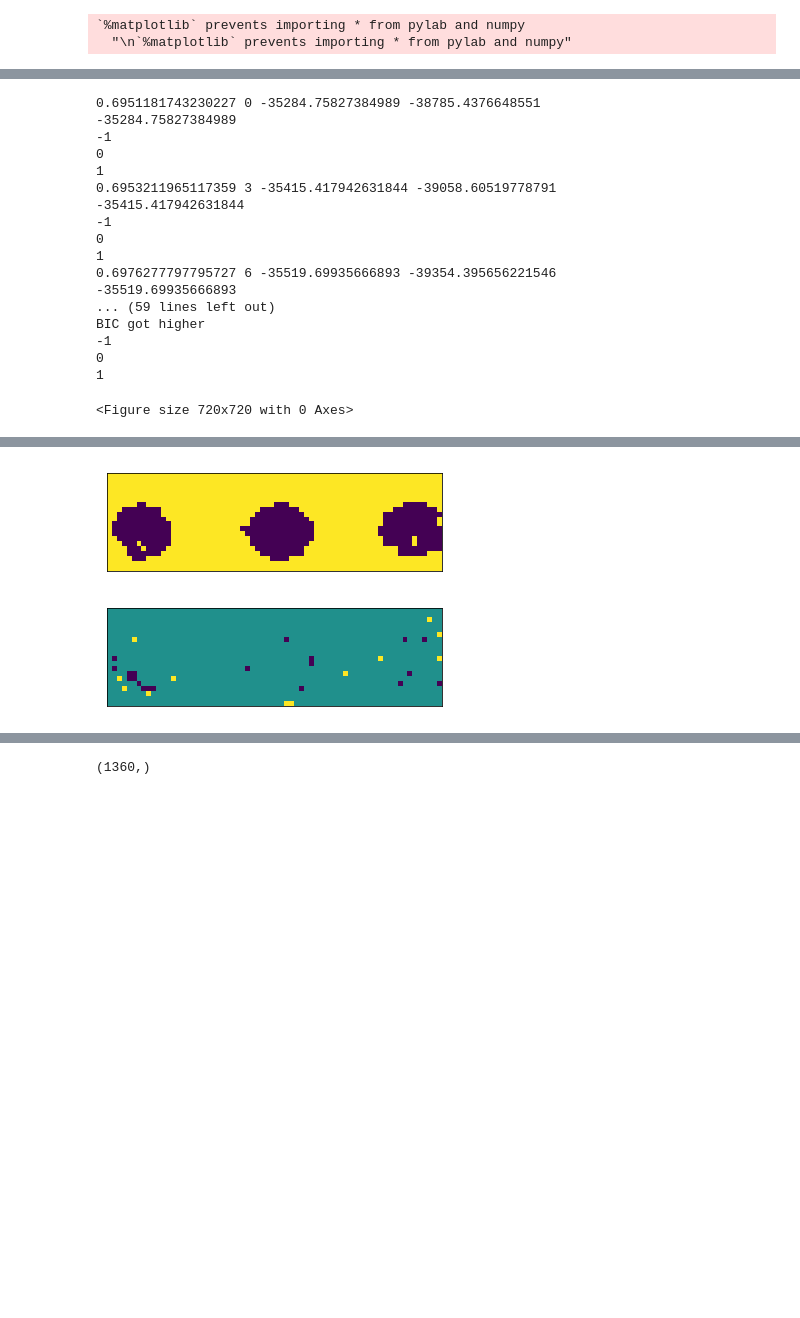
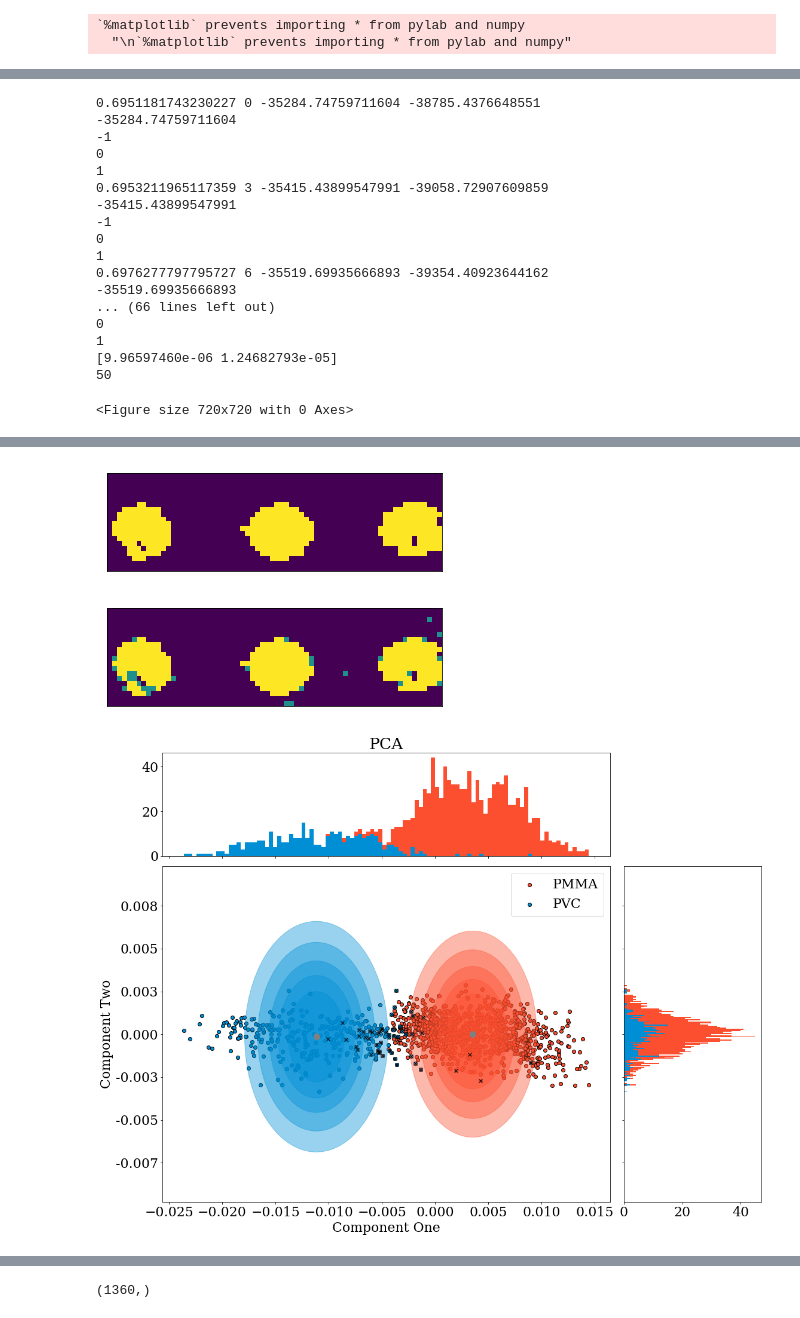
Before and after one commit to jerichooconnell/hdbscan, a Jupyter notebook: notebooks/Untitled.ipynb, the cells around one changed output, grey strips where cells are left out. Cells and saved outputs as stored; diff of their text form; code cells hidden in the pictures; blank space fills up the shorter version.

```diff
--- a/notebooks/Untitled.ipynb
+++ b/notebooks/Untitled.ipynb
@@ -756,4 +778,4 @@ X.append(NMF(n_components=2).fit_transform(M))
 # %%
-X[0] = scaler.fit_transform(X[0])
-X[1] = scaler.fit_transform(X[1])
-X[2] = scaler.fit_transform(X[2])
+# X[0] = scaler.fit_transform(X[0])
+# X[1] = scaler.fit_transform(X[1])
+# X[2] = scaler.fit_transform(X[2])
@@ -900,5 +932,0 @@ def plot_hists(x,y,X,n,lab,ttl,load_file=False):
-# %%
-theta = np.pi/4
-rotmat = np.asarray([[np.cos(theta),-np.sin(theta)],[np.sin(theta),np.cos(theta)]])
-
-X[2] = np.matmul(X[2],rotmat)
@@ -919,8 +936,7 @@ from scipy import linalg
 
 def plot_cov(means, covariances,ax,ct = 'full'):
 
-    color_iter = itertools.cycle([
-                              'darkorange','cornflowerblue'])
+    color_iter = itertools.cycle(['#fc4f30','#008fd5'])
     print(covariances)
     for i, (mean, covar, color) in enumerate(zip(
             means, covariances, color_iter)):
@@ -1063,6 +1079,13 @@ def compare_2(bars_se,bars_pc,title='all',leg=['Single Energy','Spectral'],algo=
 # %%
 aic_2 = plot_results(0,0,0,1,cinds=[10],dinds=[0,1,2,3,4,5],return_weights=True,out=False,rng=4508)
 # %%
+
+plt.style.use('default')
+
+font = {'family' : 'serif'}
+
+plt.rc('font', **font)
+
 weight_0 = np.asarray(aic_2)[:,0]
 weight_1 = np.asarray(aic_2)[:,1]
 compare_2(weight_0,weight_1,title='weights',leg=['$1^{st}$ Component','$2^{nd}$ Component'],algo=False)
@@ -1644,6 +1765,11 @@ class I_gmm:
 I = I_gmm()
 %matplotlib inline
 # %%
+font = {'family' : 'serif',
+        'size'   : 22}
+
+plt.rc('font', **font)
+
 r = I.iterative_gmm(dataset='bb',savegif=True,title='01_good_run',
                 binary=True,mode='bgmm',nc = 3,v_and_1=True,
                 n_components=2,maxiter=20,thresh=0.9,ra = True)
@@ -1652,21 +1778,21 @@ r = I.iterative_gmm(dataset='bb',savegif=True,title='01_good_run',
 # #                 binary=True,mode='bgmm',nc = 4,v_and_1=False,
 # #                 n_components=2,maxiter=20,ra = True)
 # %% [output]
-0.6951181743230227 0 -35284.75827384989 -38785.4376648551
--35284.75827384989
+0.6951181743230227 0 -35284.74759711604 -38785.4376648551
+-35284.74759711604
 -1
 0
 1
-0.6953211965117359 3 -35415.417942631844 -39058.60519778791
--35415.417942631844
+0.6953211965117359 3 -35415.43899547991 -39058.72907609859
+-35415.43899547991
 -1
 0
 1
-0.6976277797795727 6 -35519.69935666893 -39354.395656221546
+0.6976277797795727 6 -35519.69935666893 -39354.40923644162
 -35519.69935666893
-... (59 lines left out)
-BIC got higher
--1
+... (66 lines left out)
 0
 1
+[9.96597460e-06 1.24682793e-05]
+50
 <Figure size 720x720 with 0 Axes>
@@ -1674,5 +1800,6 @@ BIC got higher
-[figure, old version]
+[figure, new version]
-[figure, old version]
+[figure, new version]
+[figure, added]
 # %%
 import matplotlib.pyplot as plt
 from skimage import data
```
Also changed, not shown: parts of 25 cells of this notebook.
